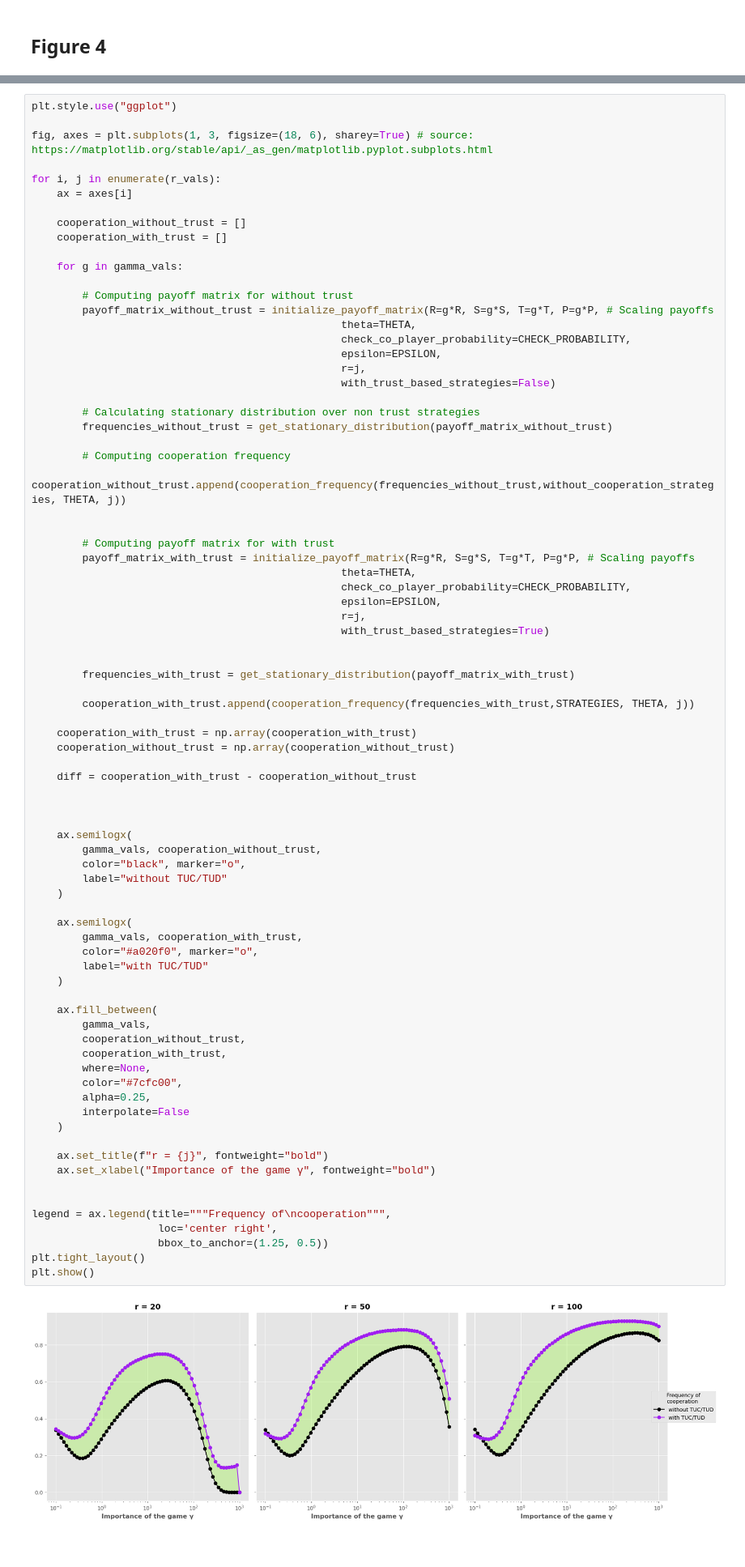
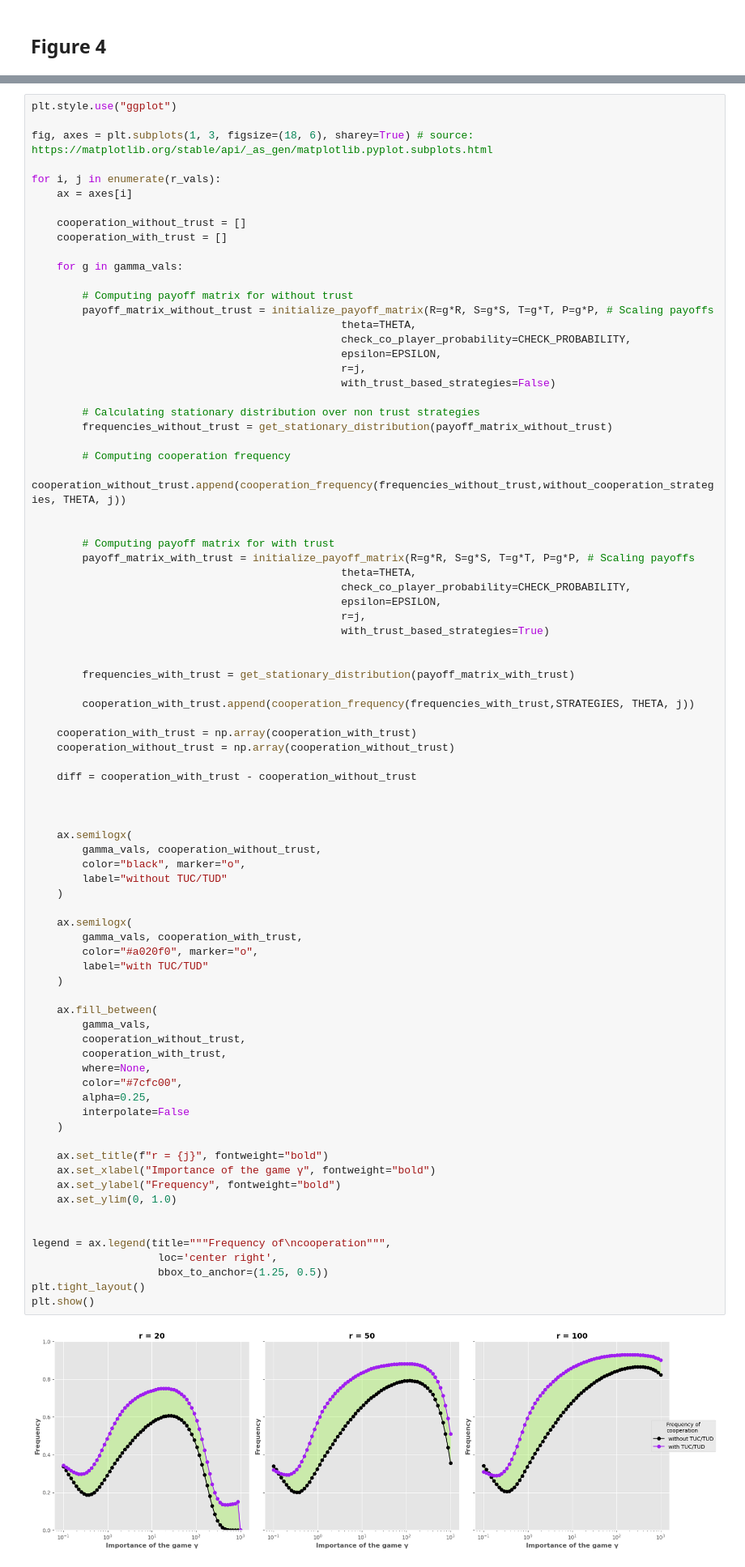
Before and after one commit to mwallemacq/CGT-project-trust-based-strategies, a Jupyter notebook: core_implementation.ipynb, the cells around one changed output, grey strips where cells are left out. Shown: that part at 81% size. Cells and saved outputs as stored; diff of their text form; blank space fills up the shorter version.

```diff
--- a/core_implementation.ipynb
+++ b/core_implementation.ipynb
@@ -356,31 +356,33 @@ for i, j in enumerate(r_vals):
         color="black", marker="o",
         label="without TUC/TUD"
     )
 
     ax.semilogx(
         gamma_vals, cooperation_with_trust,
         color="#a020f0", marker="o",
         label="with TUC/TUD"
     )
 
     ax.fill_between(
         gamma_vals,
         cooperation_without_trust,
         cooperation_with_trust,
         where=None,
         color="#7cfc00",
         alpha=0.25,
         interpolate=False
     )
 
     ax.set_title(f"r = {j}", fontweight="bold")
     ax.set_xlabel("Importance of the game γ", fontweight="bold")
+    ax.set_ylabel("Frequency", fontweight="bold")
+    ax.set_ylim(0, 1.0)
 
 
 legend = ax.legend(title="""Frequency of\ncooperation""",
                     loc='center right',
                     bbox_to_anchor=(1.25, 0.5))
 plt.tight_layout()
 plt.show()
 # %% [output]
-[figure, old version]
+[figure, new version]
```
Also changed, not shown: parts of 3 cells of this notebook.
